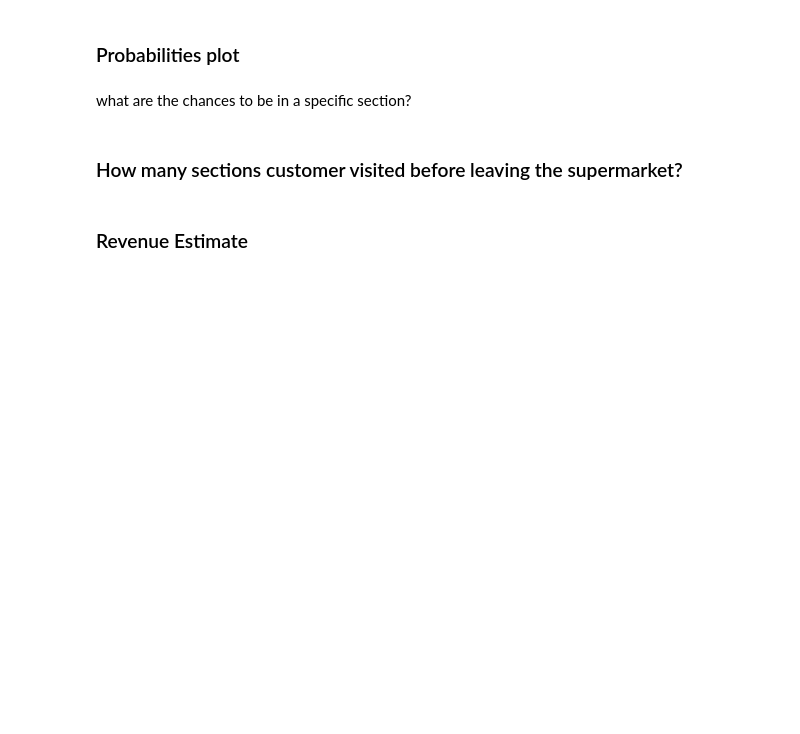
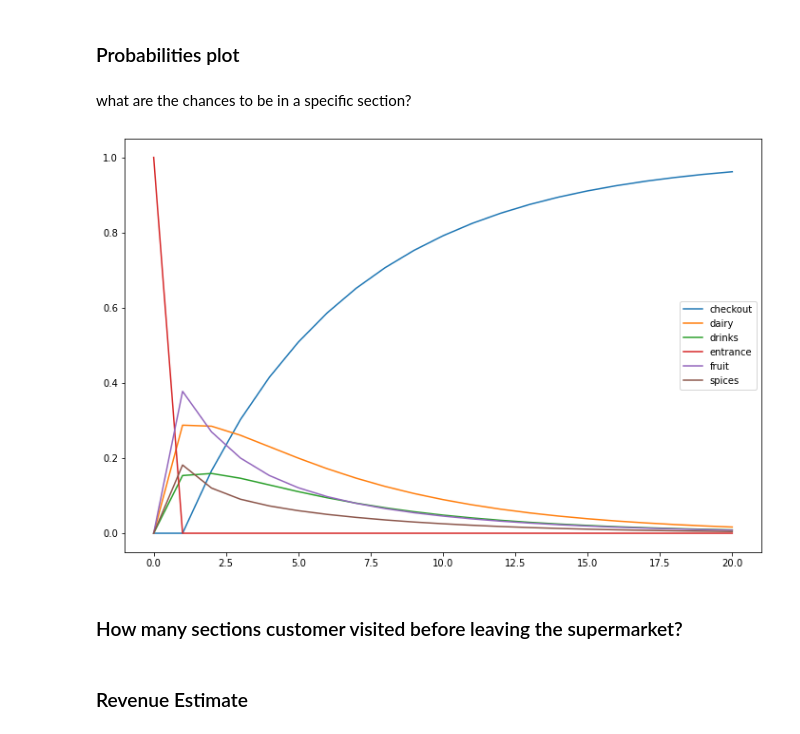
Before and after one commit to greentopsecret/random-forest-fennel-student-code, a Jupyter notebook: week_08/project/simulation.ipynb, the cells around one changed output. Cells and saved outputs as stored; diff of their text form; code cells hidden in the pictures; blank space fills up the shorter version.

```diff
--- a/week_08/project/simulation.ipynb
+++ b/week_08/project/simulation.ipynb
@@ -91,6 +120,38 @@ show_time_in_supermarket_distribution(df_full)
 ### Probabilities plot
 # %% [markdown]
 what are the chances to be in a specific section?
+# %%
+def build_transitions_matrix(df_full):
+    crosstab = pd.crosstab(df_full['location_before'], df_full['location'], normalize=0)
+    crosstab['entrance'] = 0
+    values = dict(zip(crosstab.columns, [1, 0, 0, 0, 0, 0]))
+    crosstab = crosstab.append(pd.DataFrame(values, index=['checkout']))
+    crosstab = crosstab.reindex(sorted(crosstab.columns), axis=1)
+    crosstab = crosstab.reindex(sorted(crosstab.index), axis=0)
+
+    return crosstab
+
+crosstab = build_transitions_matrix(df_full)
+# crosstab
+# %%
+def show_step_probabilities_plot(crosstab):
+    initial_state = []
+    for column in crosstab.columns:
+        initial_state.append(int(column == 'entrance'))
+
+    state = initial_state
+    lines = pd.DataFrame([state], columns=crosstab.columns)
+    for i in range(0,20):
+        state = np.dot(state, crosstab.values)
+        lines = lines.append(pd.DataFrame([state], columns=crosstab.columns))
+    lines = lines.reset_index()
+    del lines['index']
+    lines.plot()
+
+
+show_step_probabilities_plot(crosstab)
+# %% [output]
+[figure, added]
 # %% [markdown]
 ### How many sections customer visited before leaving the supermarket?
 # %% [markdown]
```
Also changed, not shown: parts of 16 cells of this notebook, 7 other files.
